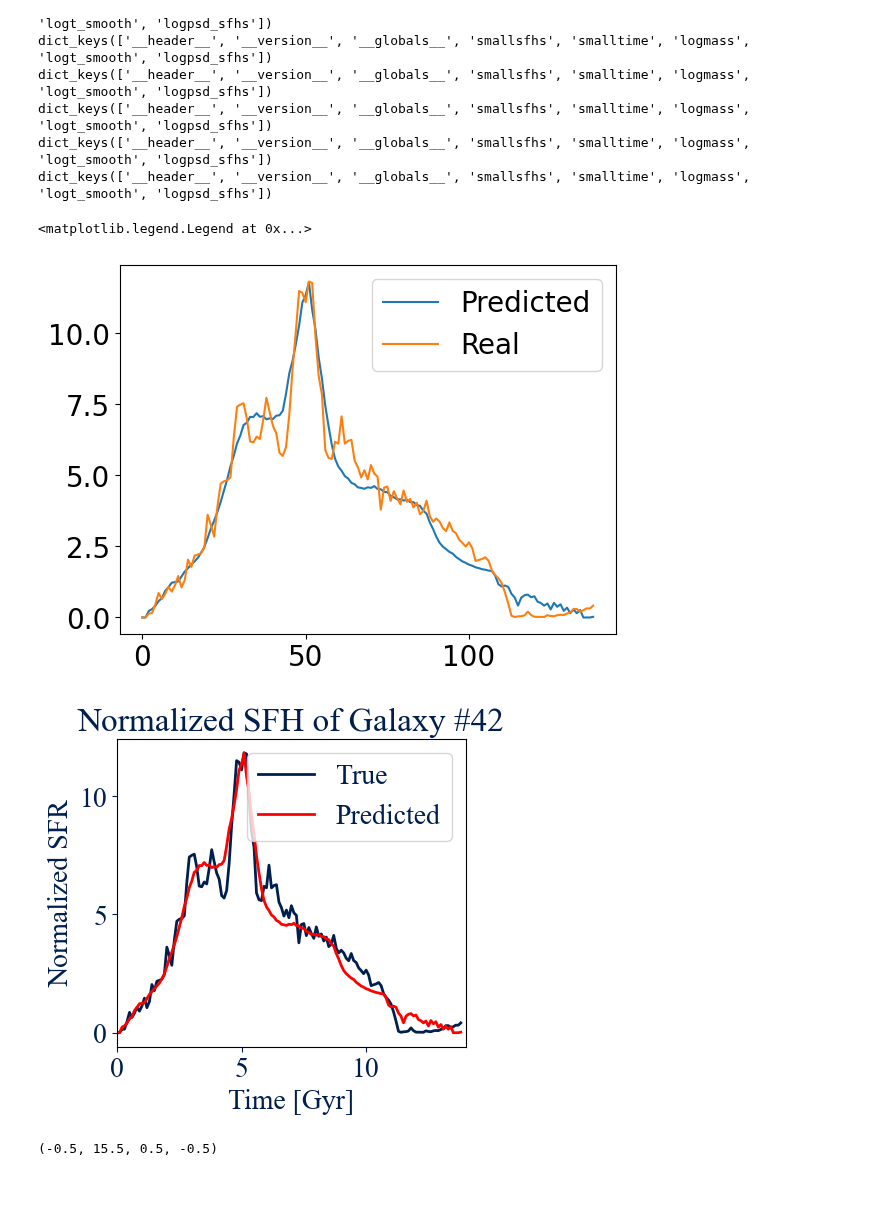
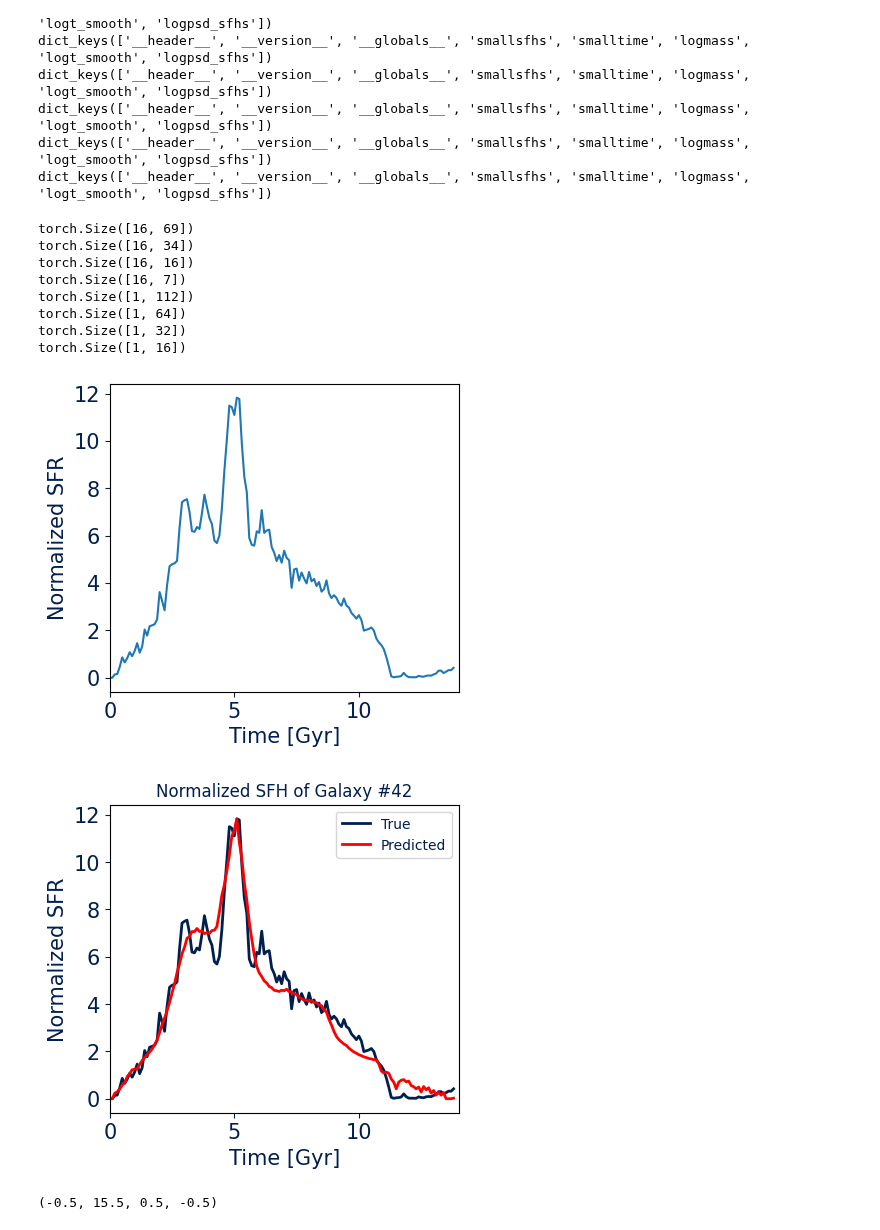
Before and after one commit to harrypenguin/Astrostatistics-Models, a Jupyter notebook: SimIdentifierSFH.ipynb, the cells around one changed output. Drawn from its saved outputs; the diff is of its cells as text; code cells hidden in the pictures; blank space fills up the shorter version.

Commit message:
Plots for report

```diff
--- a/SimIdentifierSFH.ipynb
+++ b/SimIdentifierSFH.ipynb
@@ -465,14 +480,35 @@ dict_keys(['__header__', '__version__', '__globals__', 'smallsfhs', 'smalltime',
 # %%
 i = 42
 AE = torch.load('AE Models/multimodal2.pth')
 pred = AE(SFH_test_tensor.unsqueeze(1).to(device)[i])
-plt.plot(pred[0].cpu().flatten().detach().numpy())
+# plt.plot(pred[0].cpu().flatten().detach().numpy())
 plt.plot(SFH_test_tensor[i])
+plt.rcParams['font.size'] = 10
 # label
-plt.legend(['Predicted', 'Real'])
+# plt.legend(['Predicted', 'Real'])
+# Define a function to convert from 100 Myr to Gyr
+def myr_to_gyr(x, pos):
+    'Converts from 100 Myr to Gyr'
+    return '%d' % round(x * 0.1)
+
+formatter = FuncFormatter(myr_to_gyr)
+
+# Use the formatter
+plt.gca().xaxis.set_major_formatter(formatter)
+plt.xlim(0,140)
+plt.xlabel('Time [Gyr]')
+plt.ylabel('Normalized SFR')
+plt.savefig("SFHReconstruction.pdf", format="pdf", bbox_inches="tight")
 # %% [output]
-<matplotlib.legend.Legend at 0x...>
+torch.Size([16, 69])
+torch.Size([16, 34])
+torch.Size([16, 16])
+torch.Size([16, 7])
+torch.Size([1, 112])
+torch.Size([1, 64])
+torch.Size([1, 32])
+torch.Size([1, 16])
-[figure, old version]
+[figure, new version]
 # %%
 import matplotlib.pyplot as plt
 import numpy as np
@@ -481,7 +517,7 @@ from matplotlib.ticker import FuncFormatter
 # Set the font to a serif font
 # Set plot size
 plt.rcParams["figure.figsize"] = (4.5, 4)
-plt.rcParams["font.family"] = "Times New Roman"
+plt.rcParams["font.family"] = "DejaVu Sans"
 
 # Set the color of everything to '#001F4E'
 plt.rcParams['text.color'] = '#001F4E'
@@ -515,7 +551,7 @@ plt.legend()
 
 plt.show()
 # %% [output]
-[figure, old version]
+[figure, new version]
 # %%
 #plotting the SFH as a 1D plot (heatmap)
 plt.figure(figsize=(10, 1))
```
Also changed, not shown: parts of 5 cells of this notebook, 12 other files.
